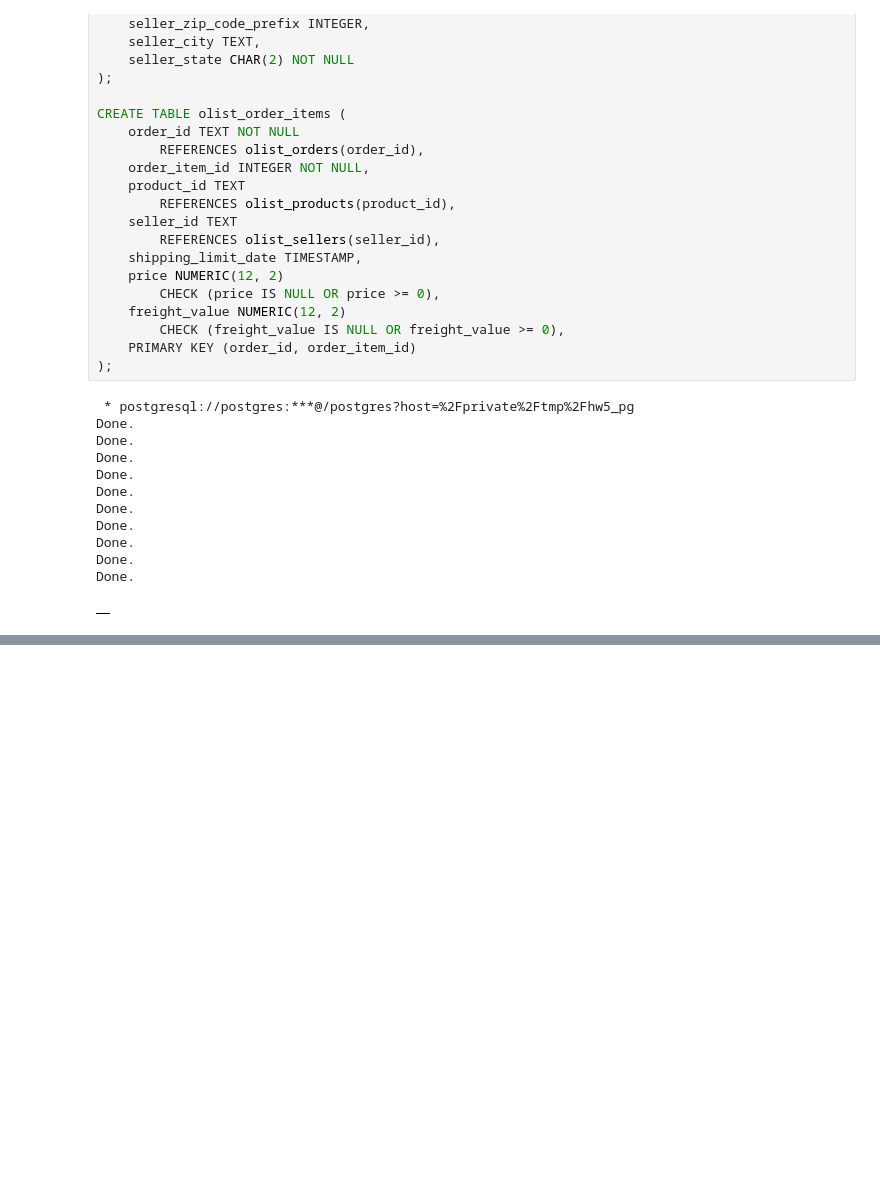
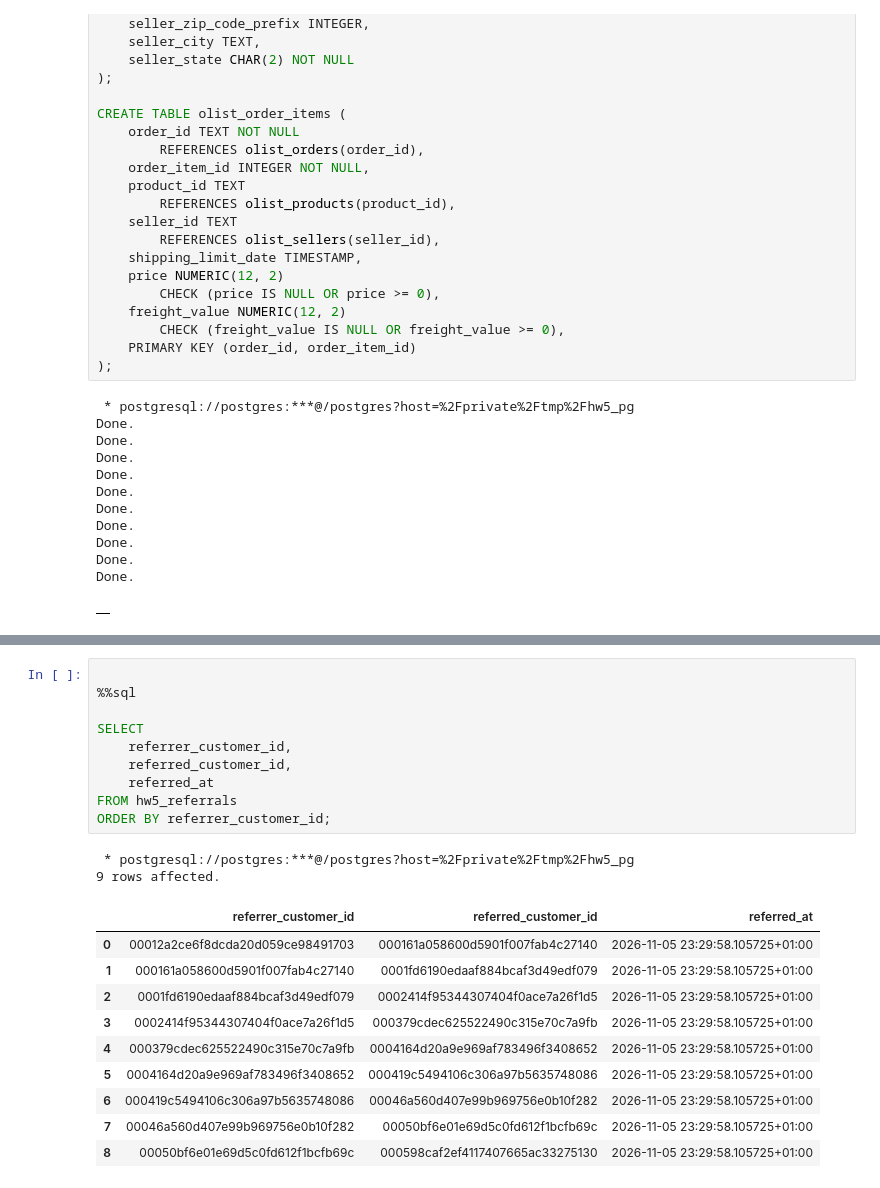
Before and after one commit to alinazolo/goit-rdb-hw-05, a Jupyter notebook: homework.ipynb, the cells around one changed output, grey strips where cells are left out. Saved outputs shown, nothing was run; the diff lists cells and outputs as text; blank space fills up the shorter version.

```diff
--- a/homework.ipynb
+++ b/homework.ipynb
@@ -235,0 +549,23 @@ FROM olist_order_items_raw;
+# %%
+
+%%sql
+
+SELECT
+    referrer_customer_id,
+    referred_customer_id,
+    referred_at
+FROM hw5_referrals
+ORDER BY referrer_customer_id;
+# %% [output]
+ * postgresql://postgres:***@/postgres?host=%2Fprivate%2Ftmp%2Fhw5_pg
+9 rows affected.
+|  | referrer_customer_id | referred_customer_id | referred_at |
+| 0 | 00012a2ce6f8dcda20d059ce98491703 | 000161a058600d5901f007fab4c27140 | 2026-11-05 23:29:58.105725+01:00 |
+| 1 | 000161a058600d5901f007fab4c27140 | 0001fd6190edaaf884bcaf3d49edf079 | 2026-11-05 23:29:58.105725+01:00 |
+| 2 | 0001fd6190edaaf884bcaf3d49edf079 | 0002414f95344307404f0ace7a26f1d5 | 2026-11-05 23:29:58.105725+01:00 |
+| 3 | 0002414f95344307404f0ace7a26f1d5 | 000379cdec625522490c315e70c7a9fb | 2026-11-05 23:29:58.105725+01:00 |
+| 4 | 000379cdec625522490c315e70c7a9fb | 0004164d20a9e969af783496f3408652 | 2026-11-05 23:29:58.105725+01:00 |
+| 5 | 0004164d20a9e969af783496f3408652 | 000419c5494106c306a97b5635748086 | 2026-11-05 23:29:58.105725+01:00 |
+| 6 | 000419c5494106c306a97b5635748086 | 00046a560d407e99b969756e0b10f282 | 2026-11-05 23:29:58.105725+01:00 |
+| 7 | 00046a560d407e99b969756e0b10f282 | 00050bf6e01e69d5c0fd612f1bcfb69c | 2026-11-05 23:29:58.105725+01:00 |
+| 8 | 00050bf6e01e69d5c0fd612f1bcfb69c | 000598caf2ef4117407665ac33275130 | 2026-11-05 23:29:58.105725+01:00 |
```
Also changed, not shown: parts of 27 cells of this notebook.
